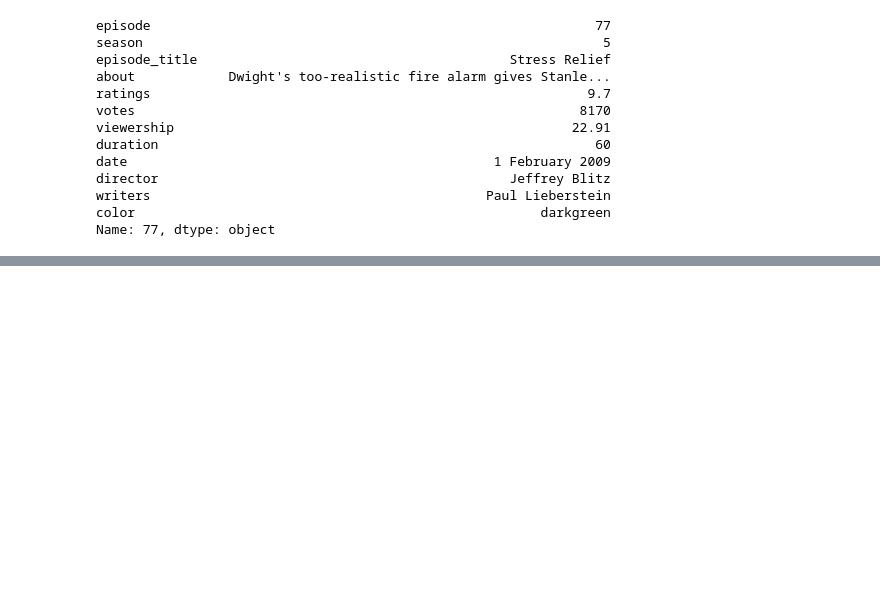
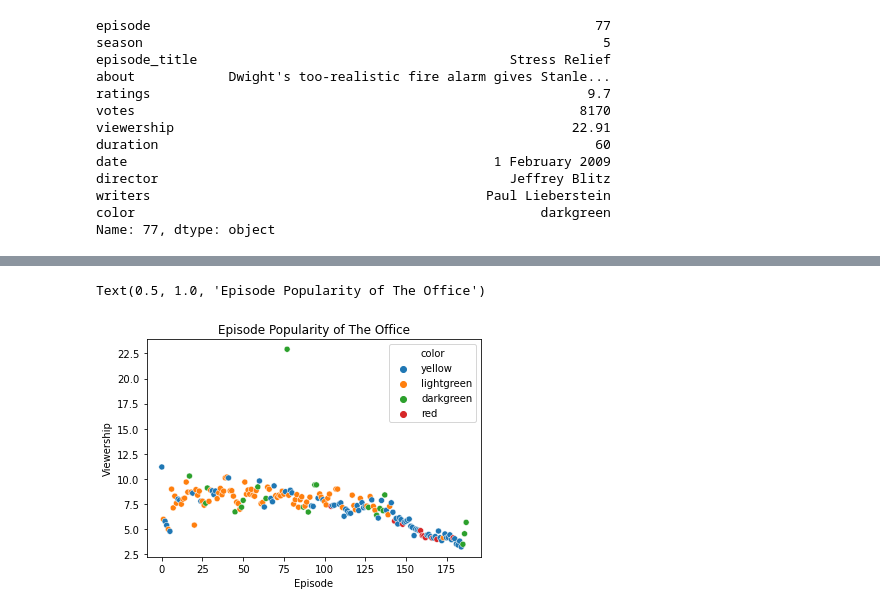
Before and after one commit to jamesallen0351/the_office, a Jupyter notebook: the_office_final.ipynb, the cells around one changed output, grey strips where cells are left out. Drawn from its saved outputs; the diff is of its cells as text; code cells hidden in the pictures; blank space fills up the shorter version.

```diff
--- a/the_office_final.ipynb
+++ b/the_office_final.ipynb
@@ -121,0 +110,9 @@ cluster_df()
+# %%
+# Scatterplot of popular episodes
+sns.scatterplot(df.episode, df.viewership, hue=df.color)
+plt.xlabel("Episode")
+plt.ylabel("Viewership")
+plt.title("Episode Popularity of The Office")
+# %% [output]
+Text(0.5, 1.0, 'Episode Popularity of The Office')
+[figure, added]
```
Also changed, not shown: parts of 15 cells of this notebook, 1 other file.
